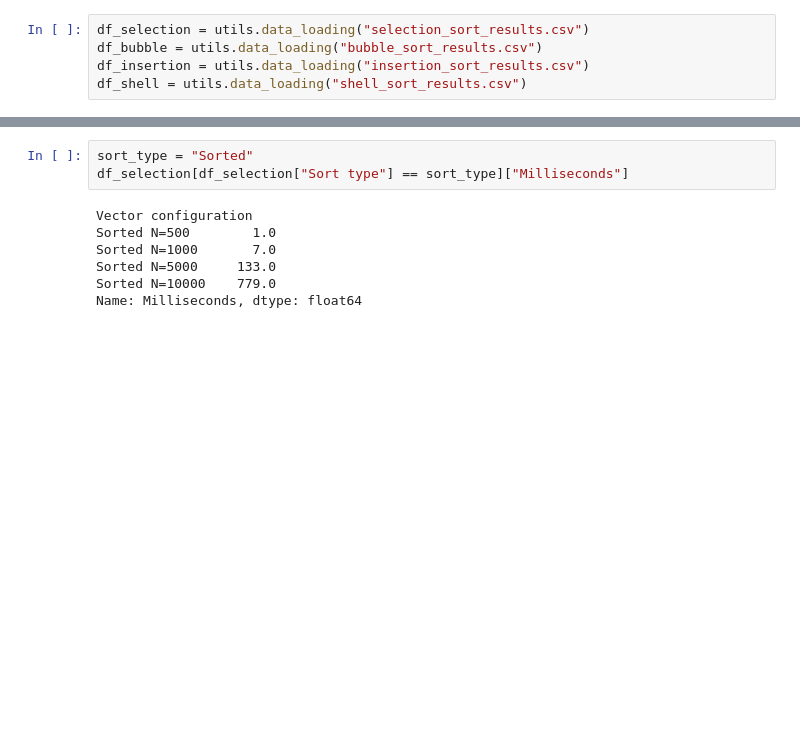
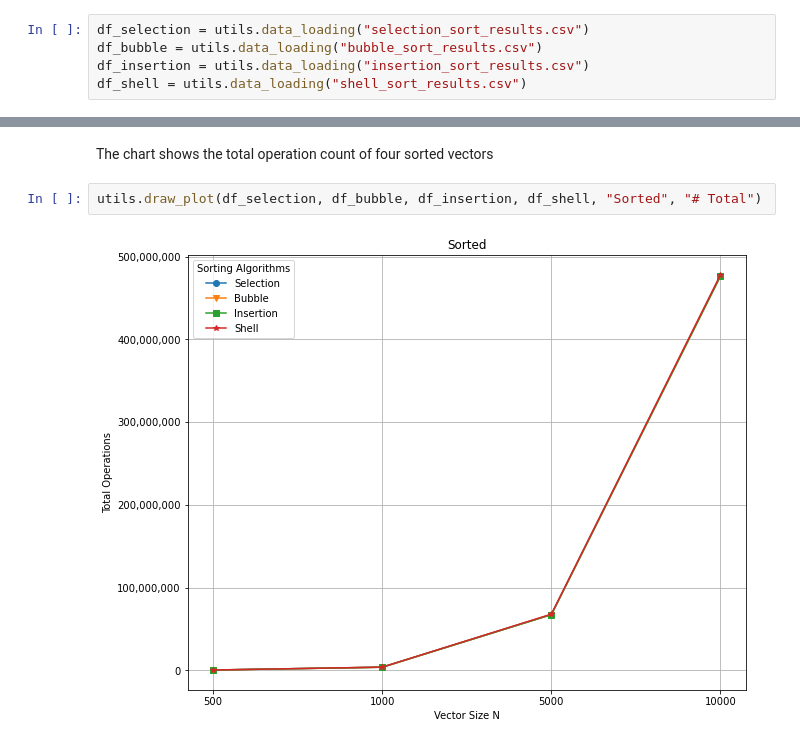
Before and after one commit to tonixsmm/CPSC122, a Jupyter notebook: PerformanceReport.ipynb, the cells around one changed output, grey strips where cells are left out. Cells and saved outputs as stored; diff of their text form; blank space fills up the shorter version.

Commit message:
plotted graphs

```diff
--- a/PerformanceReport.ipynb
+++ b/PerformanceReport.ipynb
@@ -43,10 +43,6 @@ utils.draw_plot(df_selection, df_bubble, df_insertion, df_shell, "Sorted", "Mill
-# %%
-sort_type = "Sorted"
-df_selection[df_selection["Sort type"] == sort_type]["Milliseconds"]
-# %% [output]
-Vector configuration
-Sorted N=500        1.0
-Sorted N=1000       7.0
-Sorted N=5000     133.0
-Sorted N=10000    779.0
-Name: Milliseconds, dtype: float64
+# %% [markdown]
+The chart shows the total operation count of four sorted vectors
+# %%
+utils.draw_plot(df_selection, df_bubble, df_insertion, df_shell, "Sorted", "# Total")
+# %% [output]
+[figure, added]
```
Also changed, not shown: parts of 12 cells of this notebook.
